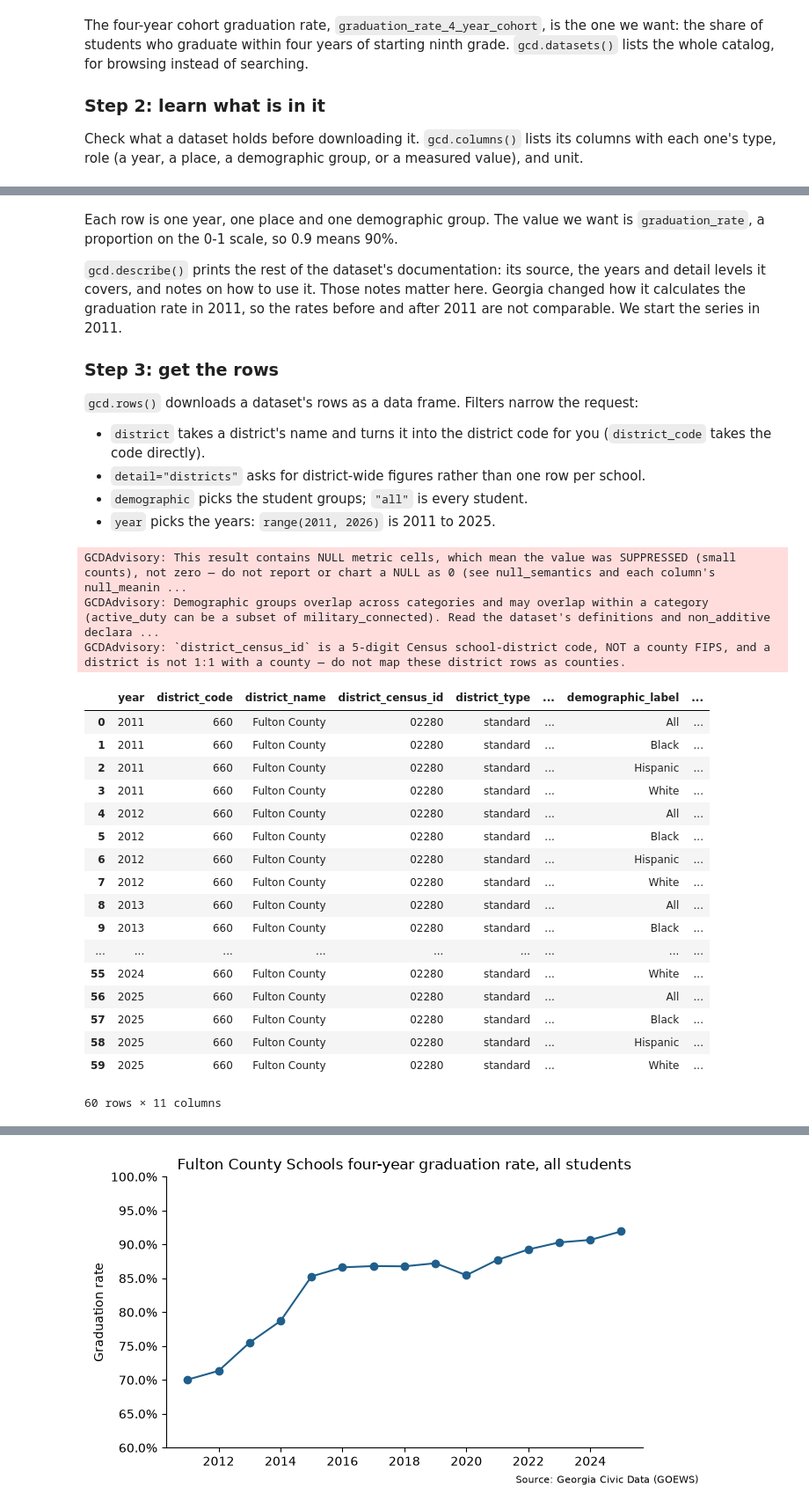
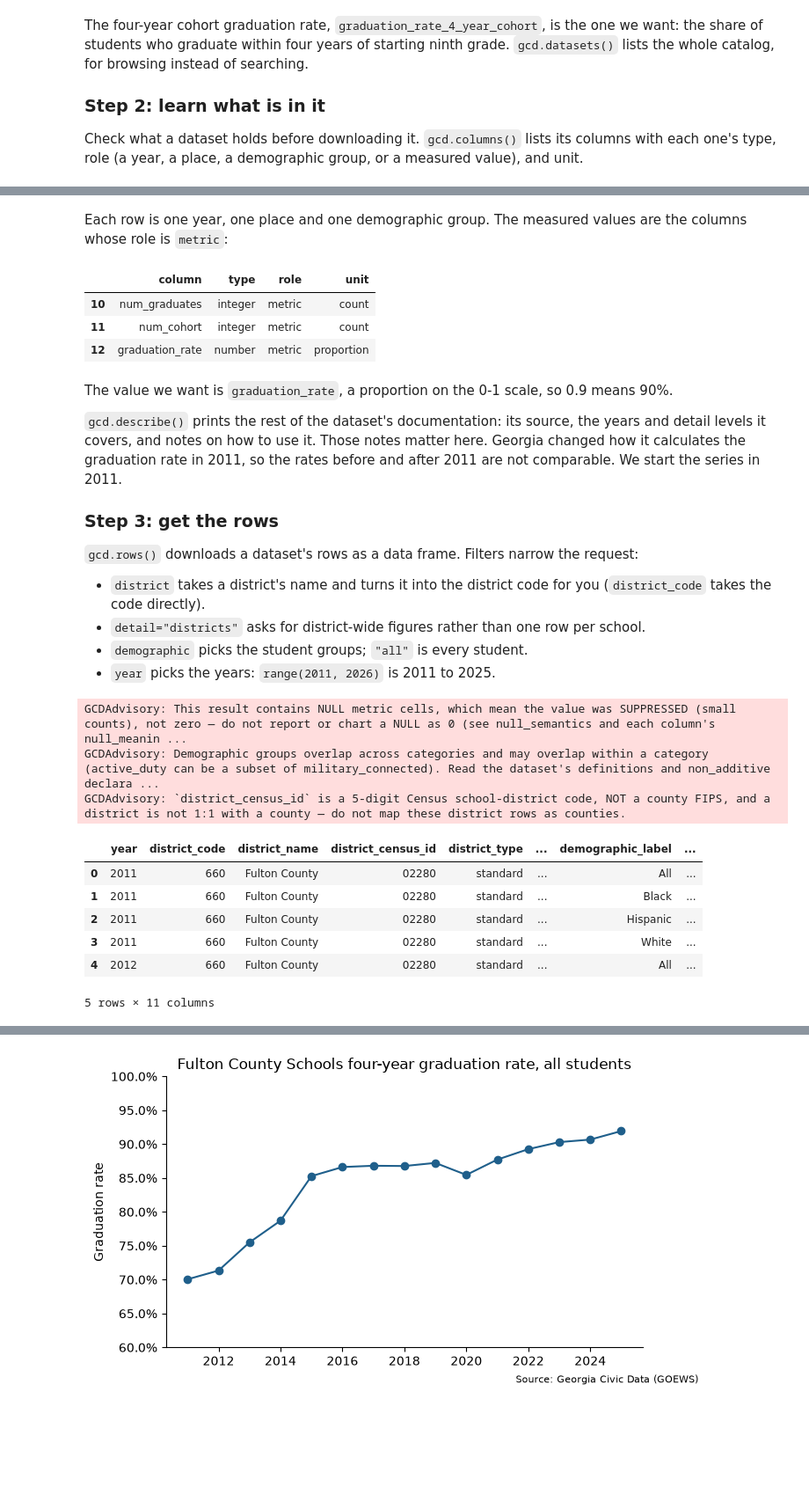
Before and after one commit to shanejorr/georgia-data-pypackage, a Jupyter notebook: docs/index.ipynb, the cells around one changed output, grey strips where cells are left out. Shown at 88% size. Saved outputs shown, nothing was run; the diff lists cells and outputs as text; code cells hidden in the pictures; blank space fills up the shorter version.

```diff
--- a/docs/index.ipynb
+++ b/docs/index.ipynb
@@ -126,6 +119,16 @@ gcd.columns("graduation_rate_4_year_cohort")[["column", "type", "role", "unit"]]
+# %% [markdown]
+Each row is one year, one place and one demographic group. The measured
+values are the columns whose role is `metric`:
+# %%
+cols[cols["role"] == "metric"]
+# %% [output]
+|  | column | type | role | unit |
+| 10 | num_graduates | integer | metric | count |
+| 11 | num_cohort | integer | metric | count |
+| 12 | graduation_rate | number | metric | proportion |
 # %% [markdown]
-Each row is one year, one place and one demographic group. The value we want
-is `graduation_rate`, a proportion on the 0-1 scale, so 0.9 means 90%.
+The value we want is `graduation_rate`, a proportion on the 0-1 scale, so
+0.9 means 90%.
 
 `gcd.describe()` prints the rest of the dataset's documentation: its source,
 the years and detail levels it covers, and notes on how to use it. Those
@@ -147,32 +150,21 @@ request:
 # %%
 grads = gcd.rows(
     "graduation_rate_4_year_cohort",
     district="Fulton County",
     detail="districts",
     demographic=["all", "black", "hispanic", "white"],
     year=range(2011, 2026),
 )
-grads
+grads.head()
 # %% [output]
 GCDAdvisory: This result contains NULL metric cells, which mean the value was SUPPRESSED (small counts), not zero — do not report or chart a NULL as 0 (see null_semantics and each column's null_meanin ...
 GCDAdvisory: Demographic groups overlap across categories and may overlap within a category (active_duty can be a subset of military_connected). Read the dataset's definitions and non_additive declara ...
 GCDAdvisory: `district_census_id` is a 5-digit Census school-district code, NOT a county FIPS, and a district is not 1:1 with a county — do not map these district rows as counties.
 |  | year | district_code | district_name | district_census_id | district_type | ... | demographic_label | ... |
 | 0 | 2011 | 660 | Fulton County | 02280 | standard | ... | All | ... |
 | 1 | 2011 | 660 | Fulton County | 02280 | standard | ... | Black | ... |
 | 2 | 2011 | 660 | Fulton County | 02280 | standard | ... | Hispanic | ... |
 | 3 | 2011 | 660 | Fulton County | 02280 | standard | ... | White | ... |
 | 4 | 2012 | 660 | Fulton County | 02280 | standard | ... | All | ... |
-| 5 | 2012 | 660 | Fulton County | 02280 | standard | ... | Black | ... |
-| 6 | 2012 | 660 | Fulton County | 02280 | standard | ... | Hispanic | ... |
-| 7 | 2012 | 660 | Fulton County | 02280 | standard | ... | White | ... |
-| 8 | 2013 | 660 | Fulton County | 02280 | standard | ... | All | ... |
-| 9 | 2013 | 660 | Fulton County | 02280 | standard | ... | Black | ... |
-| ... | ... | ... | ... | ... | ... | ... | ... | ... |
-| 55 | 2024 | 660 | Fulton County | 02280 | standard | ... | White | ... |
-| 56 | 2025 | 660 | Fulton County | 02280 | standard | ... | All | ... |
-| 57 | 2025 | 660 | Fulton County | 02280 | standard | ... | Black | ... |
-| 58 | 2025 | 660 | Fulton County | 02280 | standard | ... | Hispanic | ... |
-| 59 | 2025 | 660 | Fulton County | 02280 | standard | ... | White | ... |
-60 rows × 11 columns
+5 rows × 11 columns
 # %% [markdown]
```
Also changed, not shown: parts of 6 cells of this notebook, 8 other files.
